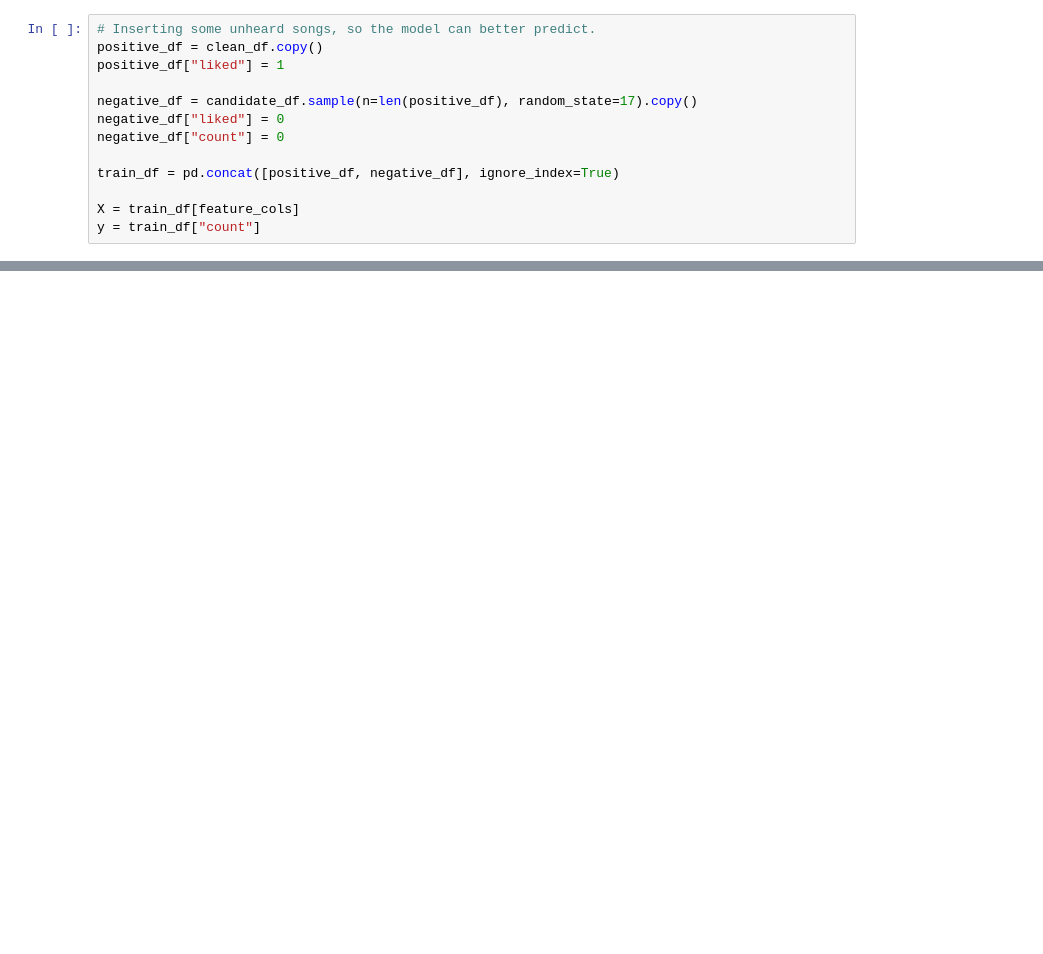
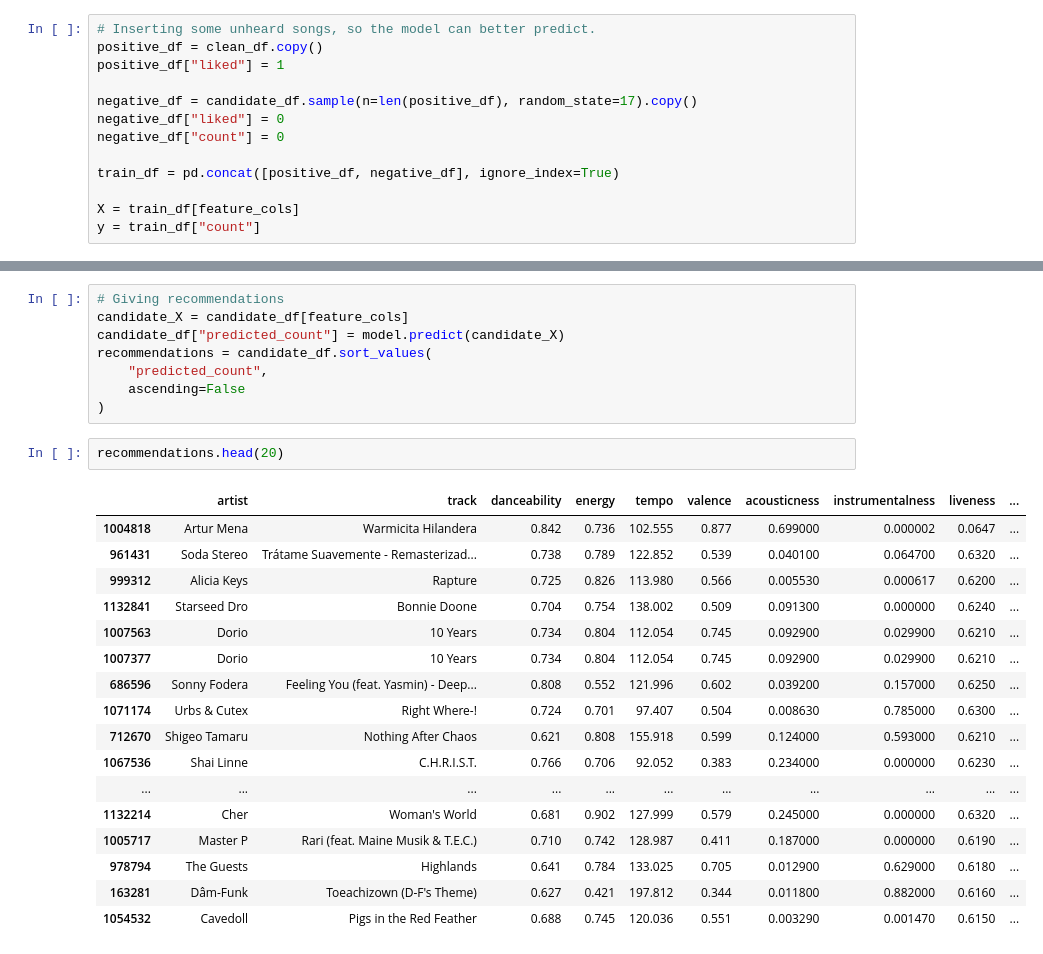
Before and after one commit to hdeyst/Music_Recommendation_Machine_Learning, a Jupyter notebook: random_forest_recommender.ipynb, the cells around one changed output, grey strips where cells are left out. Drawn from its saved outputs; the diff is of its cells as text; blank space fills up the shorter version.

Commit message:
Actually gives recommendations now

```diff
--- a/random_forest_recommender.ipynb
+++ b/random_forest_recommender.ipynb
@@ -327 +359,29 @@ R^2: -0.2004353910643617
+# %%
+# Giving recommendations
+candidate_X = candidate_df[feature_cols]
+candidate_df["predicted_count"] = model.predict(candidate_X)
+recommendations = candidate_df.sort_values(
+    "predicted_count",
+    ascending=False
+)
+# %%
+recommendations.head(20)
+# %% [output]
+|  | artist | track | danceability | energy | tempo | valence | acousticness | instrumentalness | liveness | ... |
+| 1004818 | Artur Mena | Warmicita Hilandera | 0.842 | 0.736 | 102.555 | 0.877 | 0.699000 | 0.000002 | 0.0647 | ... |
+| 961431 | Soda Stereo | Trátame Suavemente - Remasterizad... | 0.738 | 0.789 | 122.852 | 0.539 | 0.040100 | 0.064700 | 0.6320 | ... |
+| 999312 | Alicia Keys | Rapture | 0.725 | 0.826 | 113.980 | 0.566 | 0.005530 | 0.000617 | 0.6200 | ... |
+| 1132841 | Starseed Dro | Bonnie Doone | 0.704 | 0.754 | 138.002 | 0.509 | 0.091300 | 0.000000 | 0.6240 | ... |
+| 1007563 | Dorio | 10 Years | 0.734 | 0.804 | 112.054 | 0.745 | 0.092900 | 0.029900 | 0.6210 | ... |
+| 1007377 | Dorio | 10 Years | 0.734 | 0.804 | 112.054 | 0.745 | 0.092900 | 0.029900 | 0.6210 | ... |
+| 686596 | Sonny Fodera | Feeling You (feat. Yasmin) - Deep... | 0.808 | 0.552 | 121.996 | 0.602 | 0.039200 | 0.157000 | 0.6250 | ... |
+| 1071174 | Urbs & Cutex | Right Where-! | 0.724 | 0.701 | 97.407 | 0.504 | 0.008630 | 0.785000 | 0.6300 | ... |
+| 712670 | Shigeo Tamaru | Nothing After Chaos | 0.621 | 0.808 | 155.918 | 0.599 | 0.124000 | 0.593000 | 0.6210 | ... |
+| 1067536 | Shai Linne | C.H.R.I.S.T. | 0.766 | 0.706 | 92.052 | 0.383 | 0.234000 | 0.000000 | 0.6230 | ... |
+| ... | ... | ... | ... | ... | ... | ... | ... | ... | ... | ... |
+| 1132214 | Cher | Woman's World | 0.681 | 0.902 | 127.999 | 0.579 | 0.245000 | 0.000000 | 0.6320 | ... |
+| 1005717 | Master P | Rari (feat. Maine Musik & T.E.C.) | 0.710 | 0.742 | 128.987 | 0.411 | 0.187000 | 0.000000 | 0.6190 | ... |
+| 978794 | The Guests | Highlands | 0.641 | 0.784 | 133.025 | 0.705 | 0.012900 | 0.629000 | 0.6180 | ... |
+| 163281 | Dâm-Funk | Toeachizown (D-F's Theme) | 0.627 | 0.421 | 197.812 | 0.344 | 0.011800 | 0.882000 | 0.6160 | ... |
+| 1054532 | Cavedoll | Pigs in the Red Feather | 0.688 | 0.745 | 120.036 | 0.551 | 0.003290 | 0.001470 | 0.6150 | ... |
 # %%
```
Also changed, not shown: parts of 14 cells of this notebook, 1 other file.
